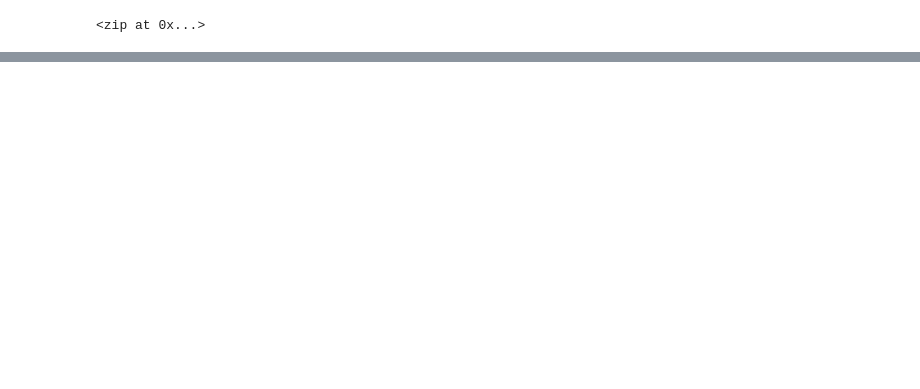
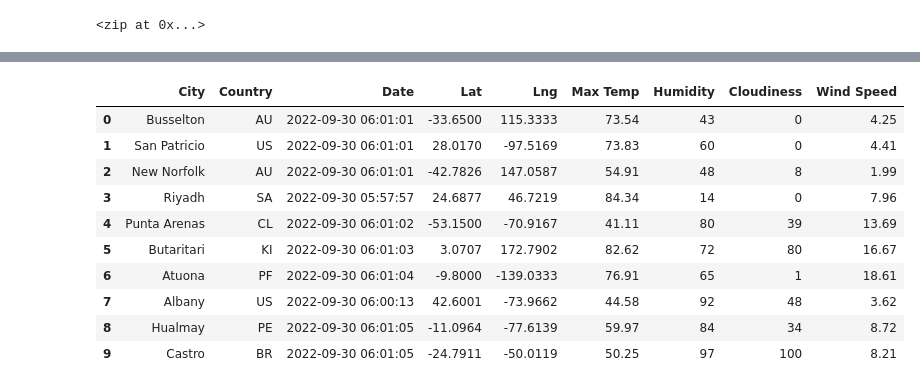
Before and after one commit to caromoreno22/World_Weather_Analysis, a Jupyter notebook: WeatherPy.ipynb, the cells around one changed output, grey strips where cells are left out. Saved outputs shown, nothing was run; the diff lists cells and outputs as text; code cells hidden in the pictures; blank space fills up the shorter version.

```diff
--- a/WeatherPy.ipynb
+++ b/WeatherPy.ipynb
@@ -54,0 +169,17 @@ len(cities)
+# %%
+new_column_order = ["City", "Country", "Date", "Lat", "Lng", "Max Temp", "Humidity", "Cloudiness", "Wind Speed"]
+updated_df = city_data_df[new_column_order]
+# %%
+updated_df.head(10)
+# %% [output]
+|  | City | Country | Date | Lat | Lng | Max Temp | Humidity | Cloudiness | Wind Speed |
+| 0 | Busselton | AU | 2022-09-30 06:01:01 | -33.6500 | 115.3333 | 73.54 | 43 | 0 | 4.25 |
+| 1 | San Patricio | US | 2022-09-30 06:01:01 | 28.0170 | -97.5169 | 73.83 | 60 | 0 | 4.41 |
+| 2 | New Norfolk | AU | 2022-09-30 06:01:01 | -42.7826 | 147.0587 | 54.91 | 48 | 8 | 1.99 |
+| 3 | Riyadh | SA | 2022-09-30 05:57:57 | 24.6877 | 46.7219 | 84.34 | 14 | 0 | 7.96 |
+| 4 | Punta Arenas | CL | 2022-09-30 06:01:02 | -53.1500 | -70.9167 | 41.11 | 80 | 39 | 13.69 |
+| 5 | Butaritari | KI | 2022-09-30 06:01:03 | 3.0707 | 172.7902 | 82.62 | 72 | 80 | 16.67 |
+| 6 | Atuona | PF | 2022-09-30 06:01:04 | -9.8000 | -139.0333 | 76.91 | 65 | 1 | 18.61 |
+| 7 | Albany | US | 2022-09-30 06:00:13 | 42.6001 | -73.9662 | 44.58 | 92 | 48 | 3.62 |
+| 8 | Hualmay | PE | 2022-09-30 06:01:05 | -11.0964 | -77.6139 | 59.97 | 84 | 34 | 8.72 |
+| 9 | Castro | BR | 2022-09-30 06:01:05 | -24.7911 | -50.0119 | 50.25 | 97 | 100 | 8.21 |
```
Also changed, not shown: parts of 8 cells of this notebook, 1 other file.
